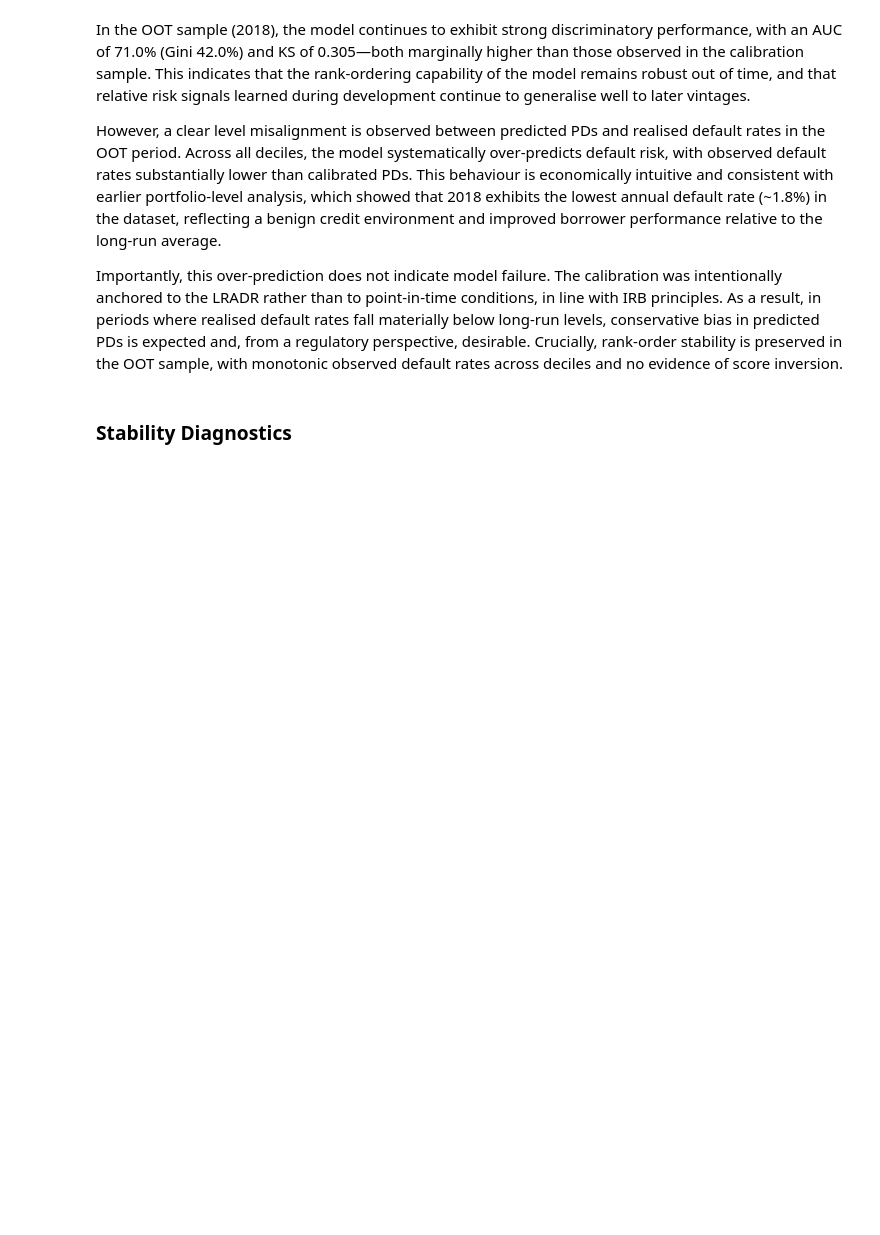
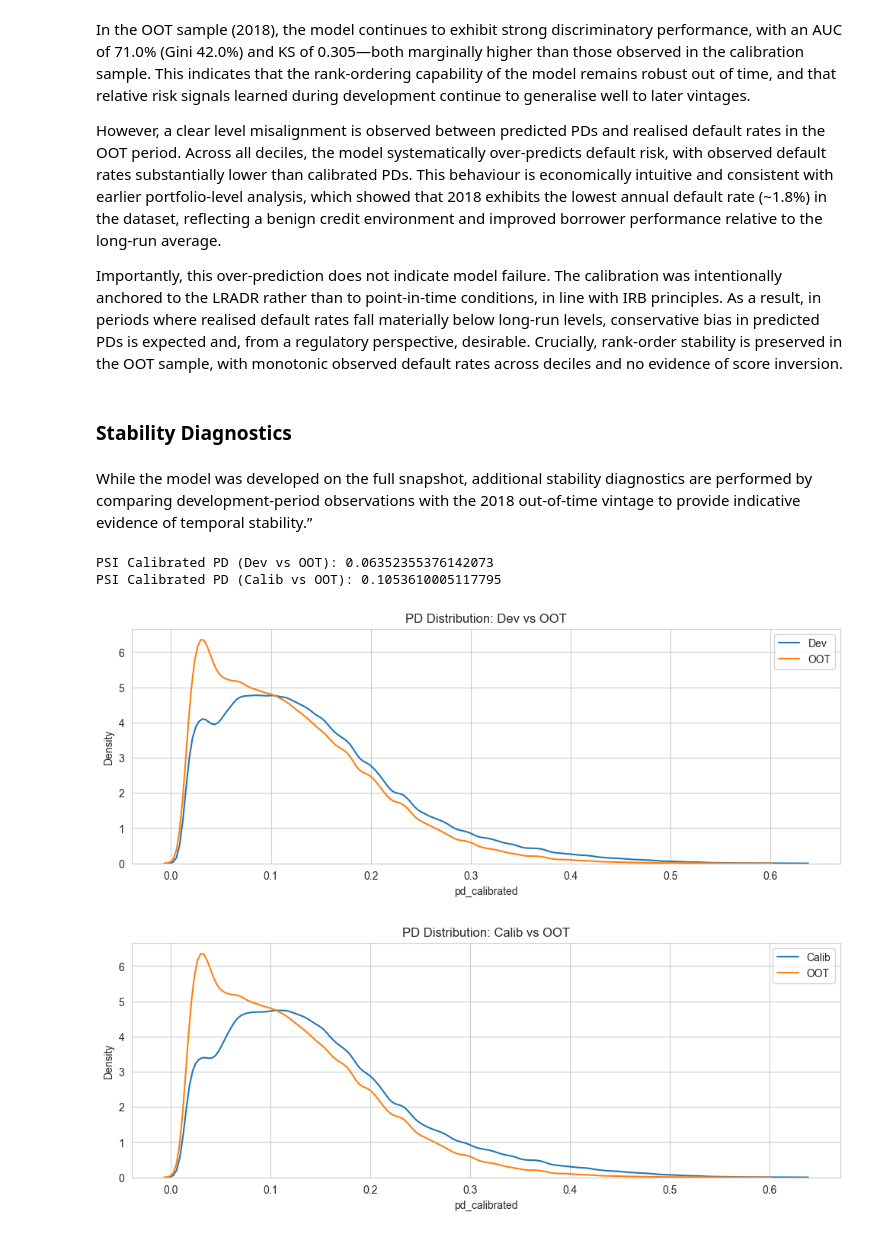
Before and after one commit to dipanshusharma2001/irb_retail_pd_sas_vs_python, a Jupyter notebook: notebooks/04_model_validation_and_calibration.ipynb, the cells around one changed output. Saved outputs shown, nothing was run; the diff lists cells and outputs as text; code cells hidden in the pictures; blank space fills up the shorter version.

Commit message:
calibration and validation completed

```diff
--- a/notebooks/04_model_validation_and_calibration.ipynb
+++ b/notebooks/04_model_validation_and_calibration.ipynb
@@ -263,3 +253,40 @@ However, a clear level misalignment is observed between predicted PDs and realis
 Importantly, this over-prediction does not indicate model failure. The calibration was intentionally anchored to the LRADR rather than to point-in-time conditions, in line with IRB principles. As a result, in periods where realised default rates fall materially below long-run levels, conservative bias in predicted PDs is expected and, from a regulatory perspective, desirable. Crucially, rank-order stability is preserved in the OOT sample, with monotonic observed default rates across deciles and no evidence of score inversion.
 # %% [markdown]
 ### **Stability Diagnostics**
+# %% [markdown]
+While the model was developed on the full snapshot, additional stability diagnostics are performed by comparing development-period observations with the 2018 out-of-time vintage to provide indicative evidence of temporal stability.”
+# %%
+# creating pd_calibrated in dev data
+model_df['pd_raw'] = score_pd(model_df, betas, intercept)
+model_df['pd_calibrated'] = 1 / (1 + np.exp(-(np.log(model_df['pd_raw'] / (1 - model_df['pd_raw'])) + delta)))
+
+pd_bins = [0, 0.02, 0.05, 0.1, 0.2, 0.4, 1.0]
+for df in [model_df, calib_data, oot_data]:
+    df['pd_bucket'] = pd.cut(df['pd_calibrated'], bins=pd_bins)
+# %%
+# PSI on pd buckets
+psi_dev_oot = stability_index(model_df['pd_bucket'],oot_data['pd_bucket'])
+psi_calib_oot = stability_index(calib_data['pd_bucket'], oot_data['pd_bucket'])
+print(f'PSI Calibrated PD (Dev vs OOT): {psi_dev_oot}')
+print(f'PSI Calibrated PD (Calib vs OOT): {psi_calib_oot}')
+
+# calibrated PD Distribution comparison
+fig_dev_vs_oot = plt.figure(figsize=(12,4))
+sns.kdeplot(model_df['pd_calibrated'], label='Dev')
+sns.kdeplot(oot_data['pd_calibrated'], label='OOT')
+plt.title('PD Distribution: Dev vs OOT')
+plt.legend()
+plt.show()
+
+
+fig_calib_vs_oot = plt.figure(figsize=(12,4))
+sns.kdeplot(calib_data['pd_calibrated'], label='Calib')
+sns.kdeplot(oot_data['pd_calibrated'], label='OOT')
+plt.title('PD Distribution: Calib vs OOT')
+plt.legend()
+plt.show()
+# %% [output]
+PSI Calibrated PD (Dev vs OOT): 0.06352355376142073
+PSI Calibrated PD (Calib vs OOT): 0.1053610005117795
+[figure, added]
+[figure, added]
```
Also changed, not shown: parts of 11 cells of this notebook, 6 other files.
